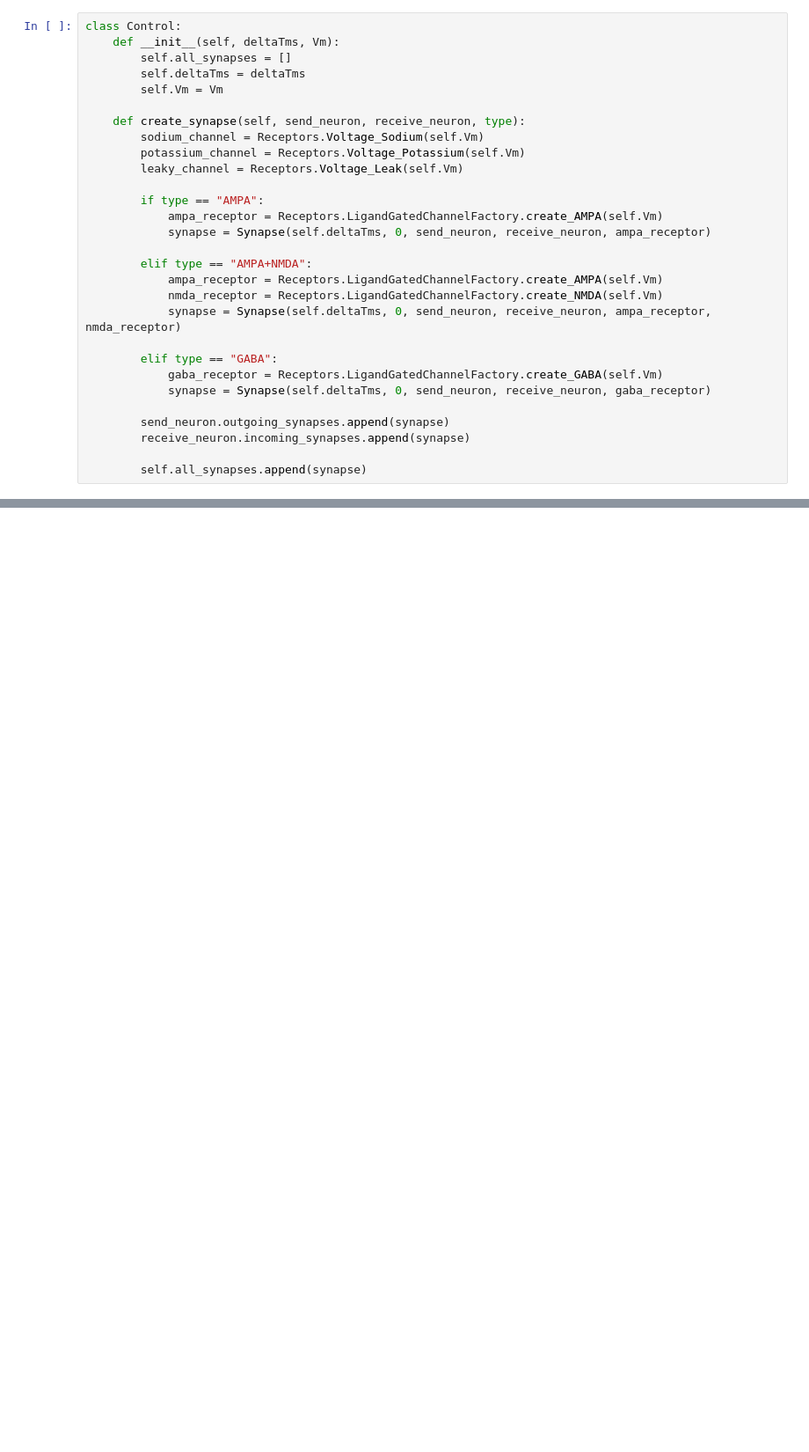
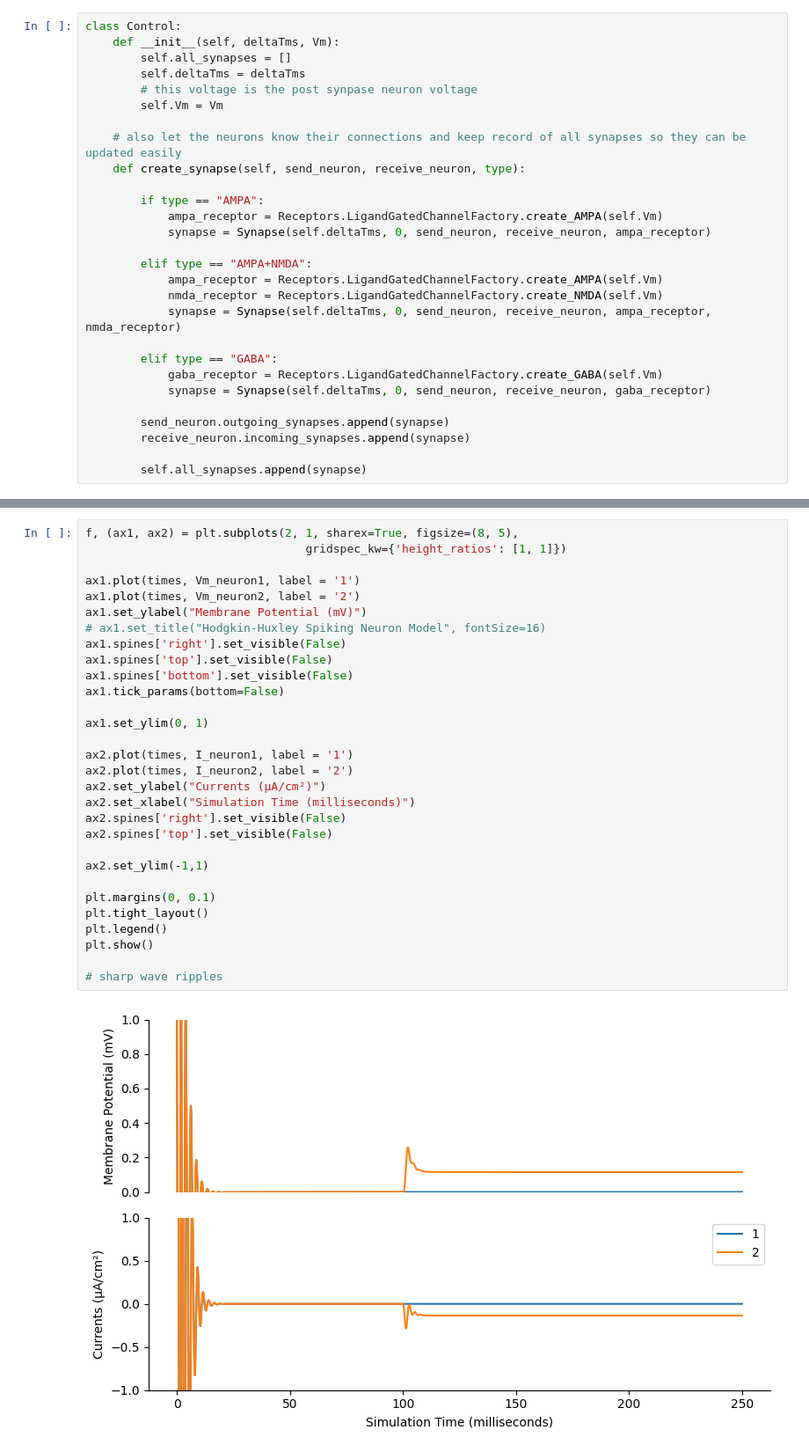
Before and after one commit to hhsherlock/Spiking_NN, a Jupyter notebook: test_connection.ipynb, the cells around one changed output, grey strips where cells are left out. Shown at 88% size. Drawn from its saved outputs; the diff is of its cells as text; blank space fills up the shorter version.

Commit message:
keep fixing the connection

```diff
--- a/test_connection.ipynb
+++ b/test_connection.ipynb
@@ -70,12 +99,11 @@ class Control:
     def __init__(self, deltaTms, Vm):
         self.all_synapses = []
         self.deltaTms = deltaTms
+        # this voltage is the post synpase neuron voltage
         self.Vm = Vm
 
+    # also let the neurons know their connections and keep record of all synapses so they can be updated easily
     def create_synapse(self, send_neuron, receive_neuron, type):
-        sodium_channel = Receptors.Voltage_Sodium(self.Vm)
-        potassium_channel = Receptors.Voltage_Potassium(self.Vm)
-        leaky_channel = Receptors.Voltage_Leak(self.Vm)
 
         if type == "AMPA":
             ampa_receptor = Receptors.LigandGatedChannelFactory.create_AMPA(self.Vm)
@@ -115,0 +170,32 @@ neuron1.outgoing_synapses[0].receptors
+# %%
+f, (ax1, ax2) = plt.subplots(2, 1, sharex=True, figsize=(8, 5),
+                                gridspec_kw={'height_ratios': [1, 1]})
+
+ax1.plot(times, Vm_neuron1, label = '1')
+ax1.plot(times, Vm_neuron2, label = '2')
+ax1.set_ylabel("Membrane Potential (mV)")
+# ax1.set_title("Hodgkin-Huxley Spiking Neuron Model", fontSize=16)
+ax1.spines['right'].set_visible(False)
+ax1.spines['top'].set_visible(False)
+ax1.spines['bottom'].set_visible(False)
+ax1.tick_params(bottom=False)
+
+ax1.set_ylim(0, 1)
+
+ax2.plot(times, I_neuron1, label = '1')
+ax2.plot(times, I_neuron2, label = '2')
+ax2.set_ylabel("Currents (µA/cm²)")
+ax2.set_xlabel("Simulation Time (milliseconds)")
+ax2.spines['right'].set_visible(False)
+ax2.spines['top'].set_visible(False)
+
+ax2.set_ylim(-1,1)
+
+plt.margins(0, 0.1)
+plt.tight_layout()
+plt.legend()
+plt.show()
+
+# sharp wave ripples
+# %% [output]
+[figure, added]
```
Also changed, not shown: parts of 7 cells of this notebook, 2 other files.
